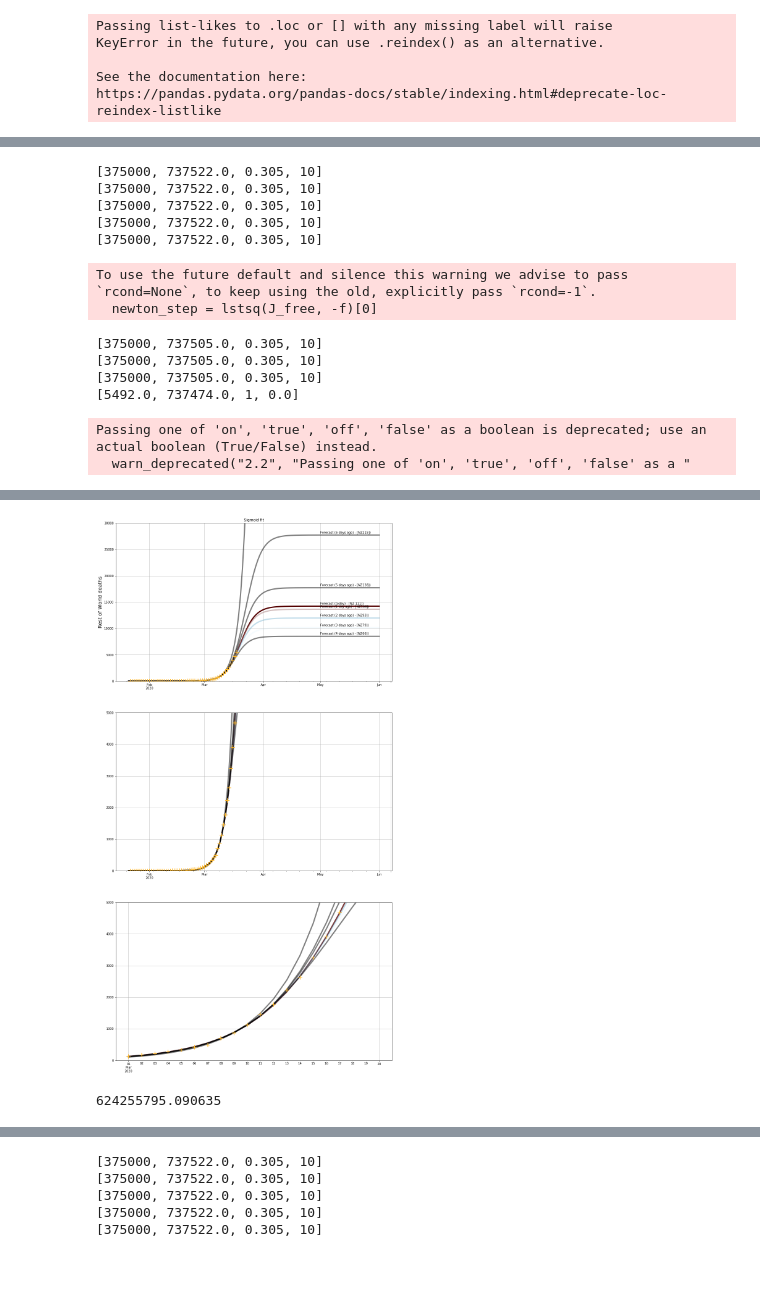
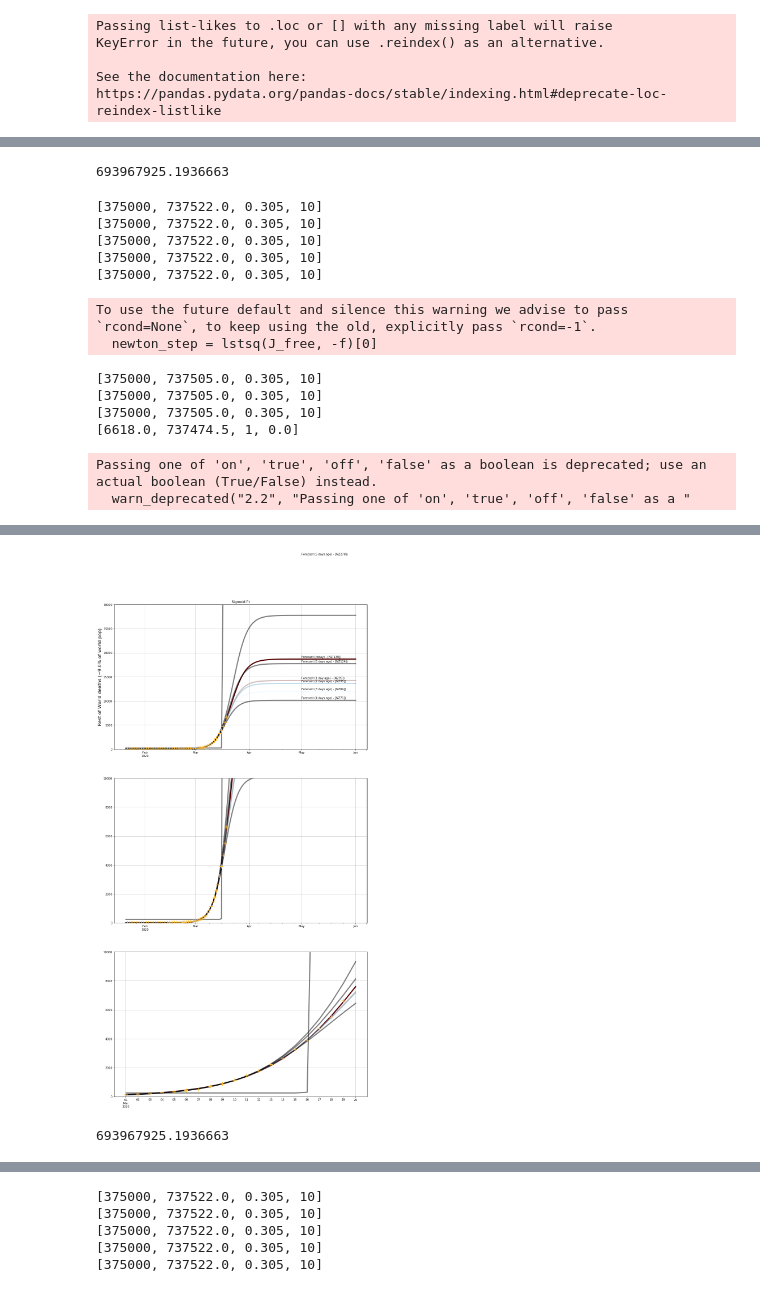
Before and after one commit to djhume/COVID-19, a Jupyter notebook: COVID-19.ipynb, the cells around one changed output, grey strips where cells are left out. Cells and saved outputs as stored; diff of their text form; code cells hidden in the pictures.

```diff
--- a/COVID-19.ipynb
+++ b/COVID-19.ipynb
@@ -346,7 +346,7 @@ Countries_with_deaths = Cur_total_deaths[Cur_total_deaths>0].dropna().index
 pop_total_with_deaths = pop.loc[Countries_with_deaths].sum()
 
 Countries_with_more_than_100_deaths = Cur_total_deaths[Cur_total_deaths>100].dropna().index
-pop_total_with_more_than_100_deaths = pop.loc[Countries_with_more_than_10_deaths].sum()
+pop_total_with_more_than_100_deaths = pop.loc[Countries_with_more_than_100_deaths].sum()
 # %% [output]
 Passing list-likes to .loc or [] with any missing label will raise
 KeyError in the future, you can use .reindex() as an alternative.
@@ -368,3 +356,7 @@ https://pandas.pydata.org/pandas-docs/stable/indexing.html#deprecate-loc-reindex
+# %%
+pop_total_with_more_than_100_deaths
+# %% [output]
+693967925.1936663
 # %%
 fig = plt.figure(1, figsize=[16,32])
 ax = fig.add_subplot(311)
@@ -412,7 +404,7 @@ fsn7.plot(ax=ax2, lw=4, alpha=0.5, color='k')
 
 (fs_r*1).plot(ax=ax2, marker="+", lw=0, ms=14, mew=2)
 grid('on')
-ylim([0, 5000])
+ylim([0, 10000])
 
 ax3 = fig.add_subplot(313)
 fs["2020/3/1": "2020/3/20"].plot(ax=ax3, lw=4)
@@ -425,12 +417,14 @@ fsn6["2020/3/1": "2020/3/20"].plot(ax=ax3, lw=4, alpha=0.5, color='k')
 fsn7["2020/3/1": "2020/3/20"].plot(ax=ax3, lw=4, alpha=0.5, color='k')
 fs_r["2020/3/1": "2020/3/20"].plot(ax=ax3, marker="+", lw=0, ms=14, mew=2)
 grid('on')
-ylim([0, 5000])
+ylim([0, 10000])
 
 x_date = datetime(2020,5,1)
 y_shift=300
 
-ax.set_ylabel('Rest of World deaths', fontsize=16)
+pop_pc = 100*pop_total_with_more_than_100_deaths/pop.sum()
+
+ax.set_ylabel('Rest of World deaths (~' + str(pop_pc.round()) + '% of world pop)', fontsize=16)
 
 NZ_pop = 4822233
 d = math.ceil(NZ_pop*fs.tail(1).values[0]/pop_total_with_more_than_100_deaths)
@@ -461,6 +455,6 @@ To use the future default and silence this warning we advise to pass `rcond=None
 [375000, 737505.0, 0.305, 10]
 [375000, 737505.0, 0.305, 10]
 [375000, 737505.0, 0.305, 10]
-[5492.0, 737474.0, 1, 0.0]
+[6618.0, 737474.5, 1, 0.0]
 Passing one of 'on', 'true', 'off', 'false' as a boolean is deprecated; use an actual boolean (True/False) instead.
   warn_deprecated("2.2", "Passing one of 'on', 'true', 'off', 'false' as a "
@@ -468,8 +462,8 @@ Text(2020-05-01 00:00:00, [28044.57605935], 'Forecast (6 days ago) - [NZ215])')
-[figure, old version]
+[figure, new version]
 # %%
 pop_total_with_more_than_100_deaths
 # %% [output]
-624255795.090635
+693967925.1936663
 # %%
 fig = plt.figure(1, figsize=[16,18])
 ax = fig.add_subplot(111)
```
Also changed, not shown: parts of 36 cells of this notebook.
